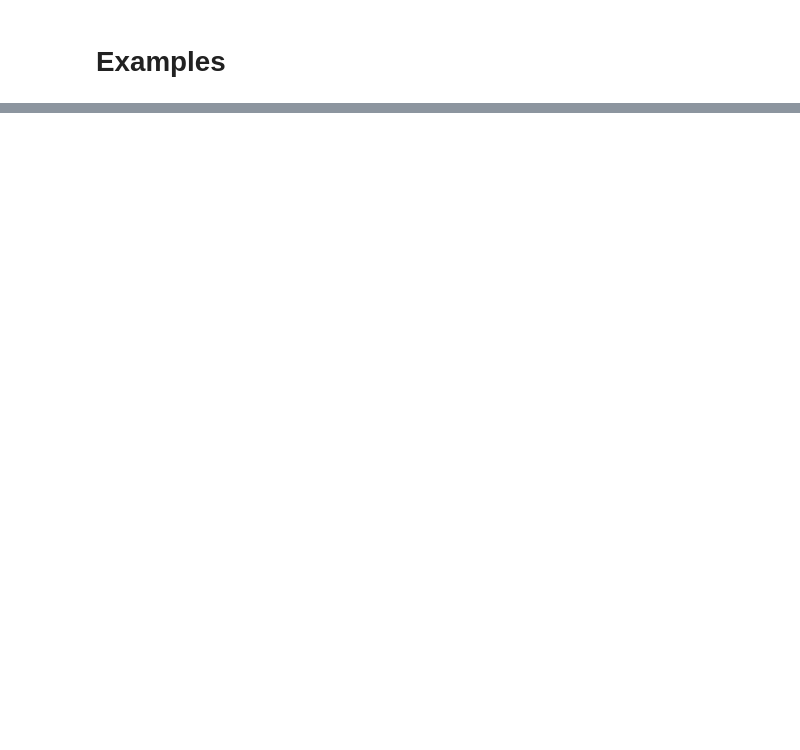
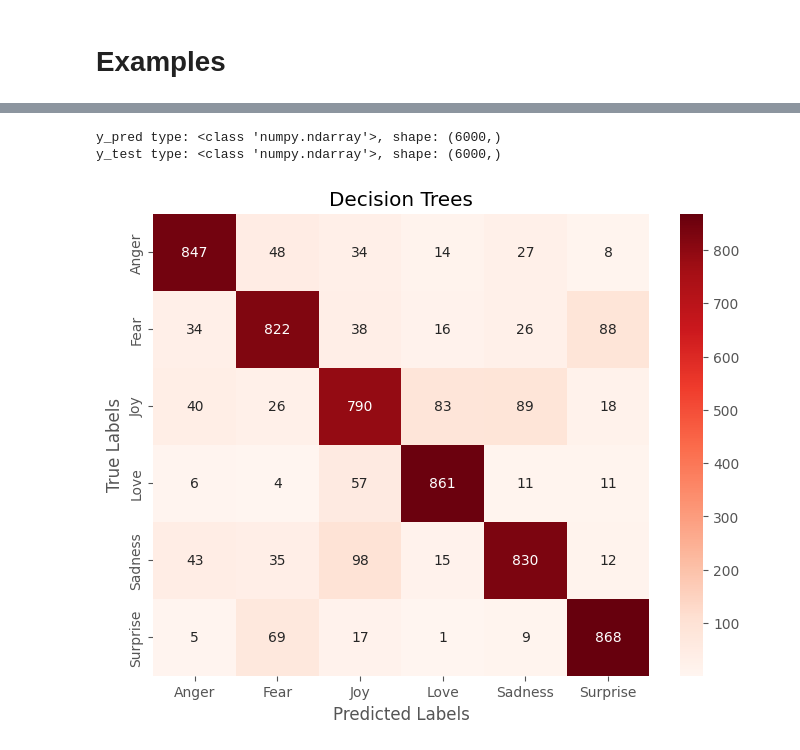
Before and after one commit to APaguil1990/AFFECTV_MCO, a Jupyter notebook: AFFECTV_MCO_Remake.ipynb, the cells around one changed output, grey strips where cells are left out. Cells and saved outputs as stored; diff of their text form; code cells hidden in the pictures; blank space fills up the shorter version.

Commit message:
Added Neural Networks and Decision Trees

```diff
--- a/AFFECTV_MCO_Remake.ipynb
+++ b/AFFECTV_MCO_Remake.ipynb
@@ -827,0 +965,24 @@ merged_df.query('label == "Joy"').sort_values('vader_neg', ascending=False)['tex
+# %%
+from sklearn.preprocessing import LabelEncoder
+from sklearn.tree import DecisionTreeClassifier
+from sklearn.model_selection import train_test_split
+from sklearn.tree import plot_tree
+import matplotlib.pyplot as plt
+
+
+label_encoder = LabelEncoder()
+
+y = label_encoder.fit_transform(df['label'])
+
+X_train, X_test, y_train, y_test = train_test_split(tfidf_matrix, y, test_size=0.2, random_state=42)
+
+clf = DecisionTreeClassifier(random_state=42)
+clf.fit(X_train, y_train)
+
+y_pred = clf.predict(X_test)
+
+report = classification_report(y_test, y_pred, target_names=label_encoder.classes_)
+
+print(report)
+accuracy = accuracy_score(y_test, y_pred)
+print(f"Accuracy: {accuracy:.2f}")
@@ -827,0 +1004,25 @@ merged_df.query('label == "Joy"').sort_values('vader_neg', ascending=False)['tex
+# %%
+
+print(f"y_pred type: {type(y_pred)}, shape: {y_pred.shape}")
+print(f"y_test type: {type(y_test)}, shape: {y_test.shape}")
+
+
+if y_pred.ndim == 2:
+    y_pred = np.argmax(y_pred, axis=1)
+
+
+conf_matrix = confusion_matrix(y_test, y_pred)
+
+plt.figure(figsize=(8, 6))
+sns.heatmap(conf_matrix, annot=True, fmt='d', cmap='Reds', xticklabels=label_encoder.classes_, yticklabels=label_encoder.classes_)
+
+
+plt.xlabel('Predicted Labels')
+plt.ylabel('True Labels')
+plt.title('Decision Trees')
+
+plt.show()
+# %% [output]
+y_pred type: <class 'numpy.ndarray'>, shape: (6000,)
+y_test type: <class 'numpy.ndarray'>, shape: (6000,)
+[figure, added]
```
Also changed, not shown: parts of 16 cells of this notebook.
